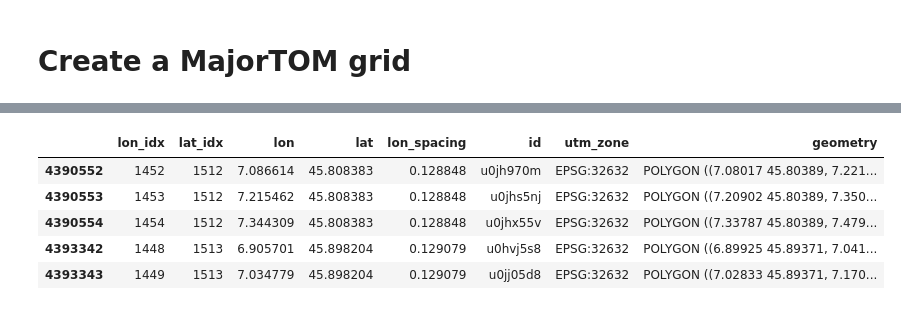
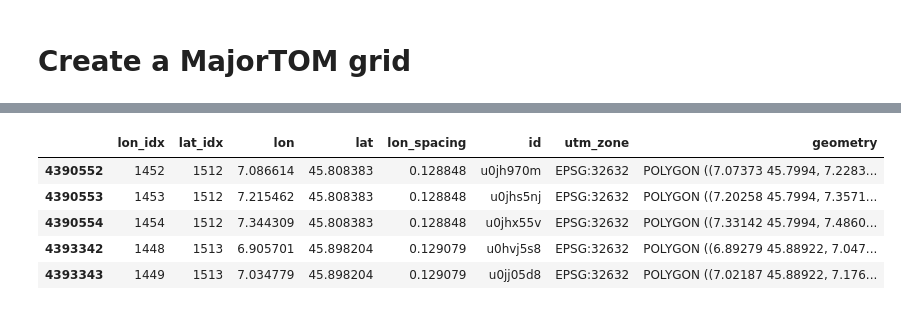
Before and after one commit to lqgentner/deep-glacier-inventory, a Jupyter notebook: notebooks/02-grid-creation.ipynb, the cells around one changed output, grey strips where cells are left out. Saved outputs shown, nothing was run; the diff lists cells and outputs as text; code cells hidden in the pictures.

```diff
--- a/notebooks/02-grid-creation.ipynb
+++ b/notebooks/02-grid-creation.ipynb
@@ -103,16 +108,16 @@ sgi = sgi.set_index("gid", verify_integrity=True).sort_index().to_crs(WGS84)
 # Get a single shape of the union
 sgi_union = sgi.union_all()
 # %%
-grid = MajorTOMGrid(dist=10_000)
-cells = grid.get_cells(aoi=sgi_union, buffer_ratio=0.05)
-cells.head()
+grid_sgi = MajorTOMGrid(dist=10_000).filter(sgi_union)
+cells_sgi = grid_sgi.get_cells(buffer_ratio=0.1)
+cells_sgi.head()
 # %% [output]
 |  | lon_idx | lat_idx | lon | lat | lon_spacing | id | utm_zone | geometry |
-| 4390552 | 1452 | 1512 | 7.086614 | 45.808383 | 0.128848 | u0jh970m | EPSG:32632 | POLYGON ((7.08017 45.80389, 7.221... |
-| 4390553 | 1453 | 1512 | 7.215462 | 45.808383 | 0.128848 | u0jhs5nj | EPSG:32632 | POLYGON ((7.20902 45.80389, 7.350... |
-| 4390554 | 1454 | 1512 | 7.344309 | 45.808383 | 0.128848 | u0jhx55v | EPSG:32632 | POLYGON ((7.33787 45.80389, 7.479... |
-| 4393342 | 1448 | 1513 | 6.905701 | 45.898204 | 0.129079 | u0hvj5s8 | EPSG:32632 | POLYGON ((6.89925 45.89371, 7.041... |
-| 4393343 | 1449 | 1513 | 7.034779 | 45.898204 | 0.129079 | u0jj05d8 | EPSG:32632 | POLYGON ((7.02833 45.89371, 7.170... |
+| 4390552 | 1452 | 1512 | 7.086614 | 45.808383 | 0.128848 | u0jh970m | EPSG:32632 | POLYGON ((7.07373 45.7994, 7.2283... |
+| 4390553 | 1453 | 1512 | 7.215462 | 45.808383 | 0.128848 | u0jhs5nj | EPSG:32632 | POLYGON ((7.20258 45.7994, 7.3571... |
+| 4390554 | 1454 | 1512 | 7.344309 | 45.808383 | 0.128848 | u0jhx55v | EPSG:32632 | POLYGON ((7.33142 45.7994, 7.4860... |
+| 4393342 | 1448 | 1513 | 6.905701 | 45.898204 | 0.129079 | u0hvj5s8 | EPSG:32632 | POLYGON ((6.89279 45.88922, 7.047... |
+| 4393343 | 1449 | 1513 | 7.034779 | 45.898204 | 0.129079 | u0jj05d8 | EPSG:32632 | POLYGON ((7.02187 45.88922, 7.176... |
 # %%
 # Add buffer to SGI for visualization
 sgi_buffered = sgi.to_crs(CEA).simplify(100).buffer(500).to_crs(WGS84)
```
Also changed, not shown: parts of 12 cells of this notebook, 1 other file.
